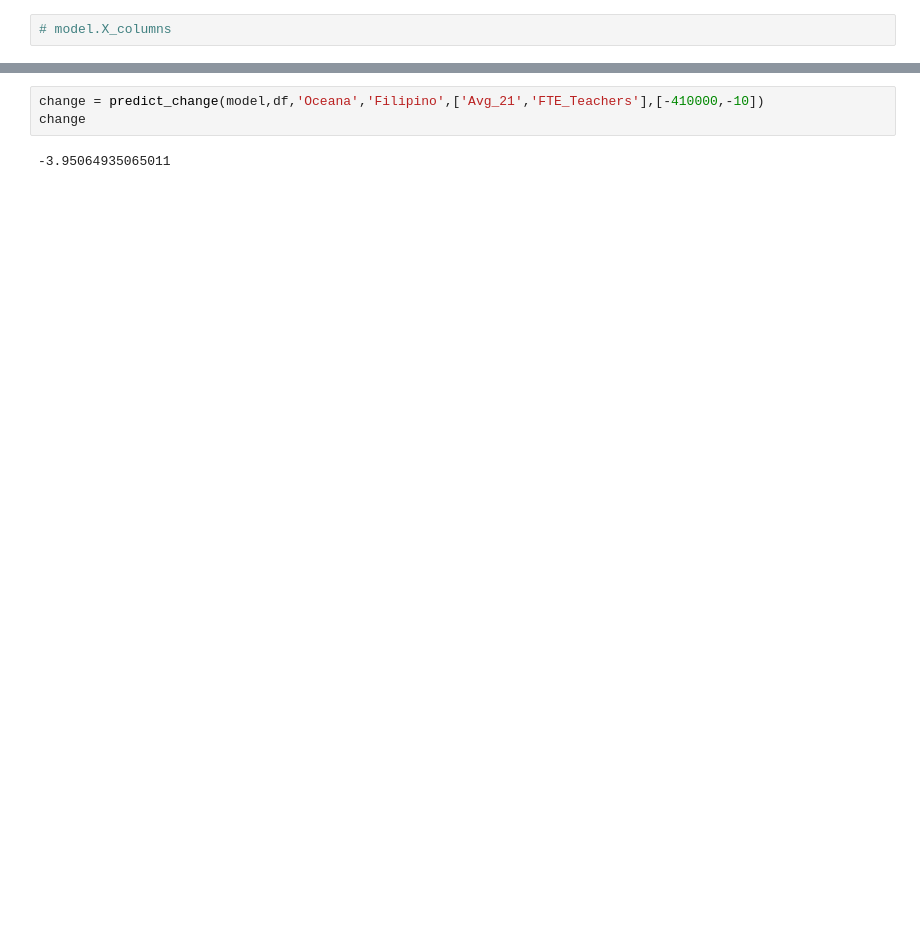
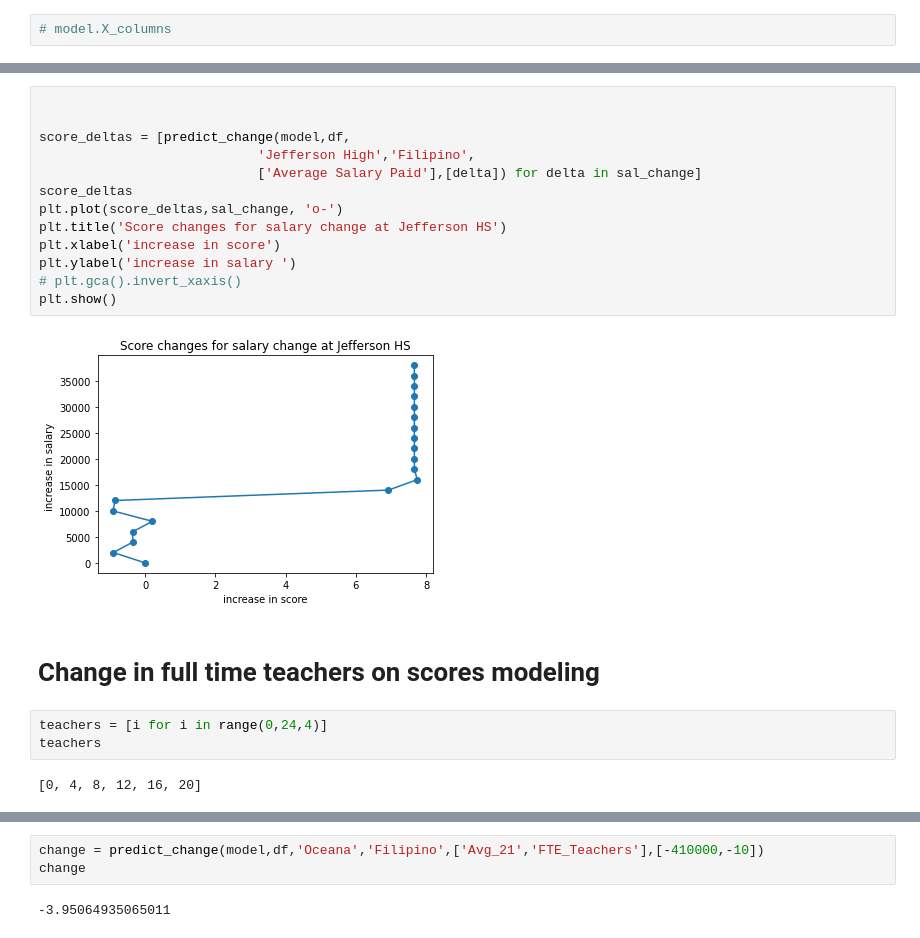
Before and after one commit to misterrustia/California_Testing_Analysis, a Jupyter notebook: notebooks/modeling/Modeling_1.ipynb, the cells around one changed output, grey strips where cells are left out. Saved outputs shown, nothing was run; the diff lists cells and outputs as text; blank space fills up the shorter version.

```diff
--- a/notebooks/modeling/Modeling_1.ipynb
+++ b/notebooks/modeling/Modeling_1.ipynb
@@ -179,3 +167,25 @@ teacher_neg
+# %%
+
+
+score_deltas = [predict_change(model,df,
+                            'Jefferson High','Filipino',
+                            ['Average Salary Paid'],[delta]) for delta in sal_change]
+score_deltas
+plt.plot(score_deltas,sal_change, 'o-')
+plt.title('Score changes for salary change at Jefferson HS')
+plt.xlabel('increase in score')
+plt.ylabel('increase in salary ')
+# plt.gca().invert_xaxis()
+plt.show()
+# %% [output]
+[figure, added]
+# %% [markdown]
+# Change in full time teachers on scores modeling
+# %%
+teachers = [i for i in range(0,24,4)]
+teachers
+# %% [output]
+[0, 4, 8, 12, 16, 20]
 # %%
 
 score_deltas = [predict_change(model,df,
```
Also changed, not shown: parts of 43 cells of this notebook, 1 other file.
